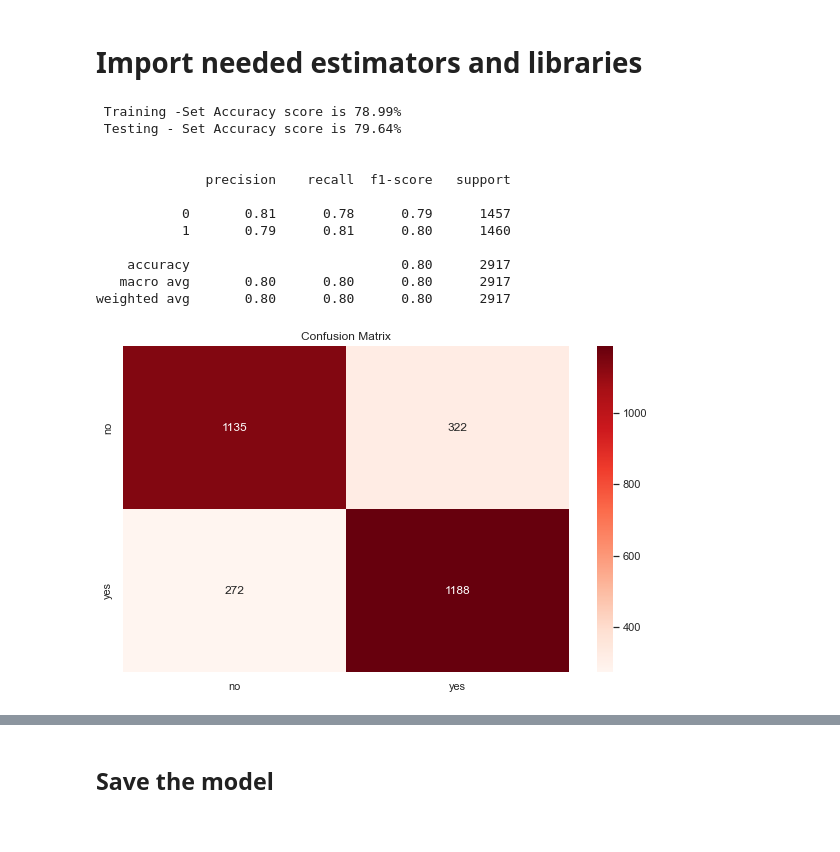
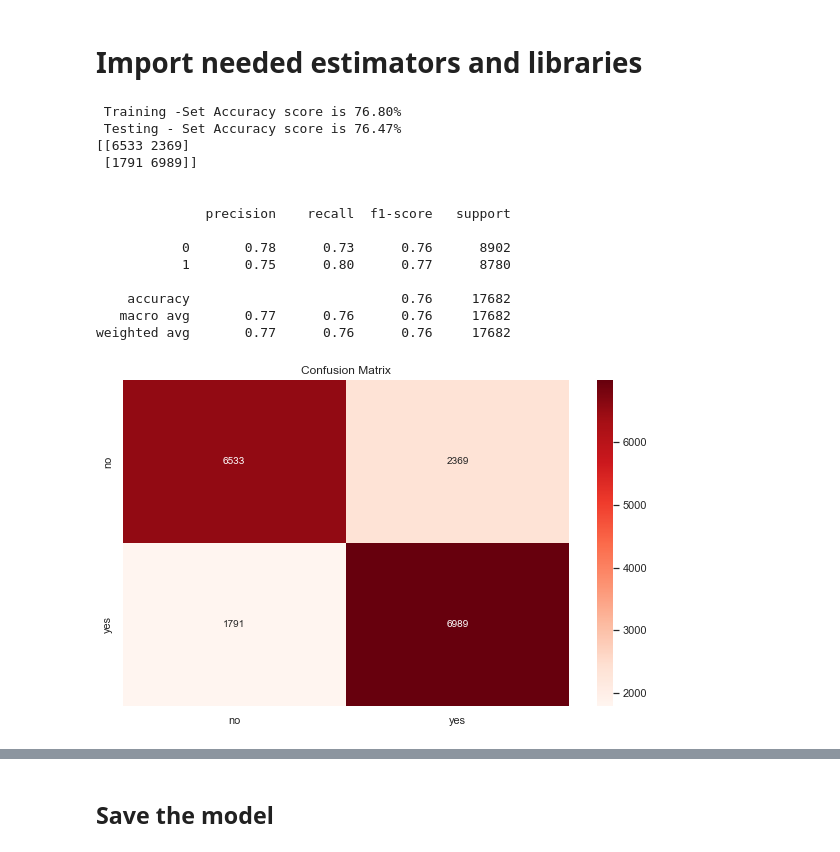
Before and after one commit to godwinnwalozie/Streamlit_apps, a Jupyter notebook: data/stroke.ipynb, the cells around one changed output, grey strips where cells are left out. Drawn from its saved outputs; the diff is of its cells as text; code cells hidden in the pictures.

```diff
--- a/data/stroke.ipynb
+++ b/data/stroke.ipynb
@@ -20,0 +96,2 @@ df.sample()
+# %%
+df_comb.dropna(how = "any", inplace = True)
@@ -157,7 +225,6 @@ df.sample()
 # %%
 # splitting the dataset into X an y
-X = df.drop(["id","stroke","ever_married","w"], axis =1)
-y = df.stroke
+X =  df_comb.drop(["stroke","ever_married","work_type"], axis =1)
+y =  df_comb.stroke
 X.shape, y.shape
-X
 # %% [output]
@@ -176,0 +236,12 @@ X
+# %%
+from sklearn.preprocessing import OneHotEncoder
+from sklearn.compose import make_column_transformer
+
+features = ['gender','Residence_type','smoking_status']
+
+transformer = make_column_transformer(
+    (OneHotEncoder(handle_unknown ='ignore'),features),
+    remainder='passthrough')
+
+transformedX = transformer.fit_transform(X)
+pd.DataFrame(transformedX).head(20)
@@ -177,6 +266,6 @@ X
 # %%
 from imblearn.over_sampling import SMOTE
 sm = SMOTE(random_state=0)
-X_res, y_res = sm.fit_resample(X, y)
+X_res, y_res = sm.fit_resample(transformedX, y)
 # %%
 from sklearn.model_selection import train_test_split , cross_val_score
@@ -191,32 +280,36 @@ from sklearn.metrics import classification_report, confusion_matrix, accuracy_sc
 # %%
 from sklearn.linear_model import LogisticRegression
-lgr = LogisticRegression(solver='lbfgs', max_iter=1000, random_state = 42)
+lgr = LogisticRegression( max_iter=1000, random_state = 100)
 lgr.fit(X_train,y_train)
 print(f' Training -Set Accuracy score is {lgr.score(X_train, y_train)*100:.2f}%')
 print(f' Testing - Set Accuracy score is {lgr.score(X_test, y_test)*100:.2f}%')
 y_pred1 = lgr.predict(X_test)
-cm = confusion_matrix(y_test, y_pred1)
+cm1 = confusion_matrix(y_test, y_pred1)
+
+print(cm1)
 
 print()
 fig,ax = plt.subplots(figsize = (10,6))
-sns.heatmap(pd.DataFrame(cm, columns =['no',"yes"], \
+sns.heatmap(pd.DataFrame(cm1, columns =['no',"yes"], \
     index = ["no", "yes"]),cmap = 'Reds',xticklabels = True, annot =True,fmt = "d", ax = ax)
 ax.set(title ="Confusion Matrix");
 
 print()
 cr1 = classification_report(y_test, y_pred1)
 print(cr1)
 # %% [output]
- Training -Set Accuracy score is 78.99%
- Testing - Set Accuracy score is 79.64%
+ Training -Set Accuracy score is 76.80%
+ Testing - Set Accuracy score is 76.47%
+[[6533 2369]
+ [1791 6989]]
 
 
               precision    recall  f1-score   support
 
-           0       0.81      0.78      0.79      1457
-           1       0.79      0.81      0.80      1460
+           0       0.78      0.73      0.76      8902
+           1       0.75      0.80      0.77      8780
 
-    accuracy                           0.80      2917
-   macro avg       0.80      0.80      0.80      2917
-weighted avg       0.80      0.80      0.80      2917
+    accuracy                           0.76     17682
+   macro avg       0.77      0.76      0.76     17682
+weighted avg       0.77      0.76      0.76     17682
-[figure, old version]
+[figure, new version]
```
Also changed, not shown: parts of 44 cells of this notebook, 10 other files.
